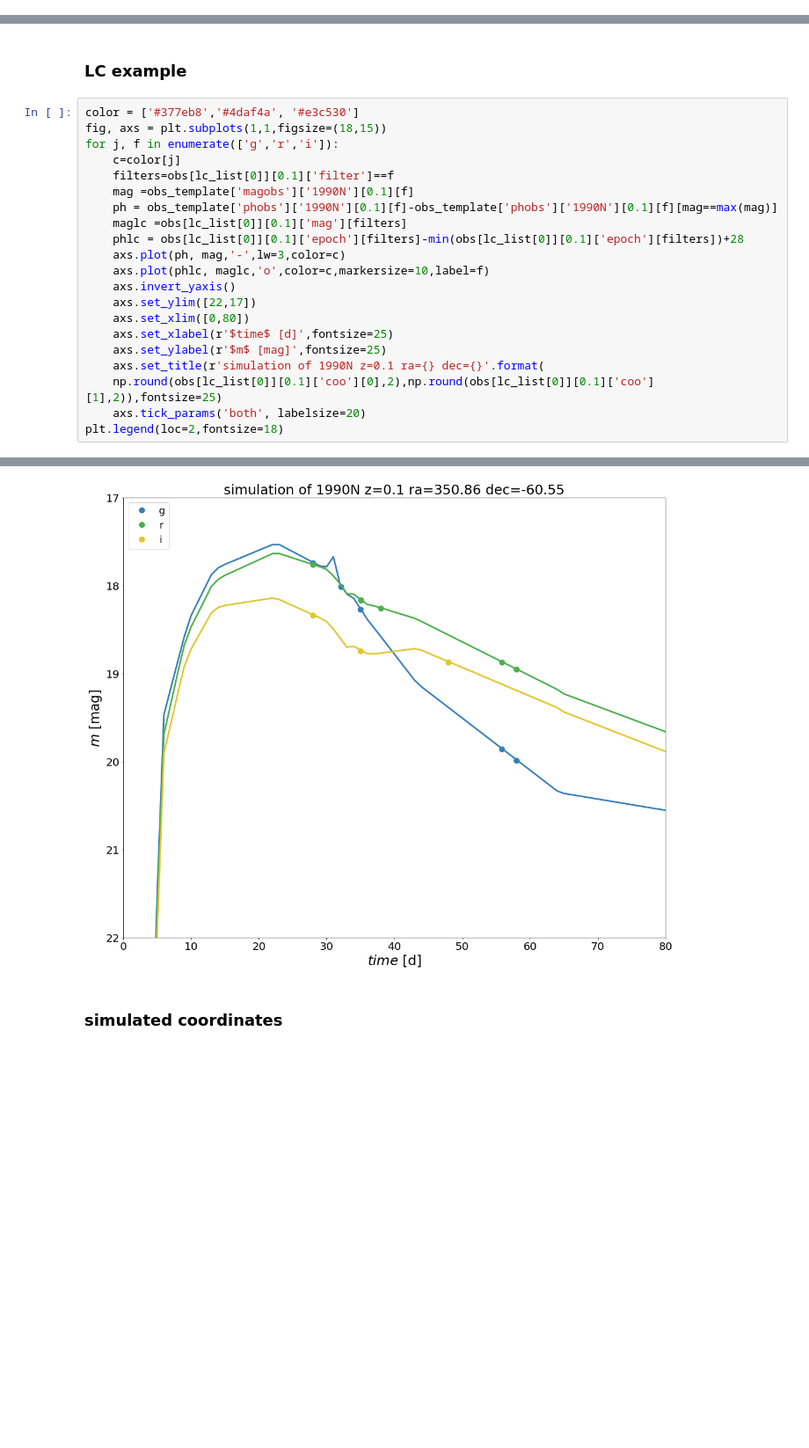
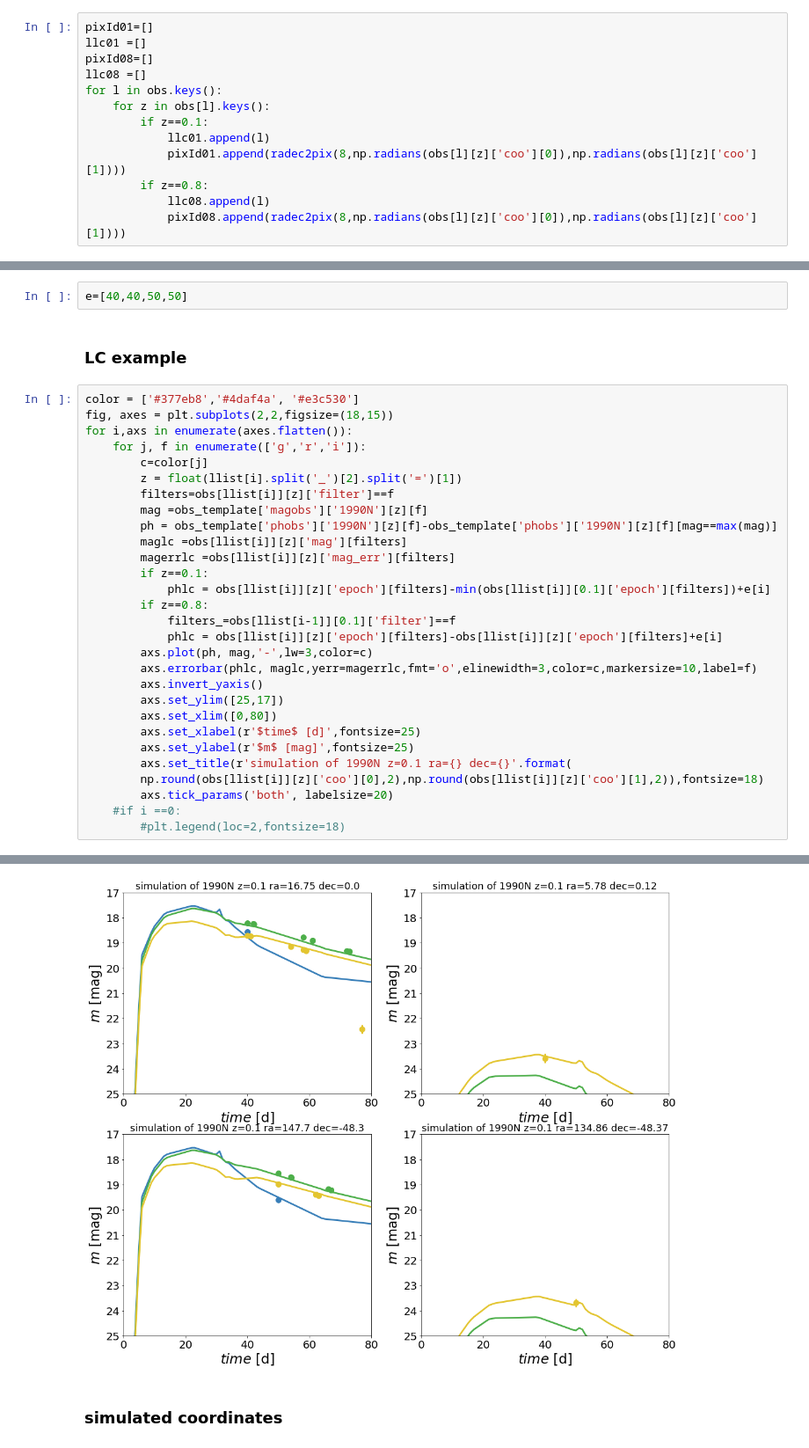
Before and after one commit to FabioRagosta/LSSTmetrics, a Jupyter notebook: SNRateMetric.ipynb, the cells around one changed output, grey strips where cells are left out. Shown at 88% size. Saved outputs shown, nothing was run; the diff lists cells and outputs as text; blank space fills up the shorter version.

```diff
--- a/SNRateMetric.ipynb
+++ b/SNRateMetric.ipynb
@@ -721,3 +733,16 @@ for lobs in obs.keys():
     obs[lobs].update({z:{'epoch':np.array(e_obs),
                       'mag':np.array(m_obs),
                       'mag_err':np.array(err_obs),'filter':np.array(f_obs),'coo': [ra,dec]}})
+# %%
+pixId01=[]
+llc01 =[]
+pixId08=[]
+llc08 =[]
+for l in obs.keys():
+    for z in obs[l].keys():
+        if z==0.1:
+            llc01.append(l)
+            pixId01.append(radec2pix(8,np.radians(obs[l][z]['coo'][0]),np.radians(obs[l][z]['coo'][1])))
+        if z==0.8:
+            llc08.append(l)
+            pixId08.append(radec2pix(8,np.radians(obs[l][z]['coo'][0]),np.radians(obs[l][z]['coo'][1])))
@@ -736,25 +790,35 @@ obs[lc_list[0]][0.1]
  'coo': [350.85935637197514, -60.54605462000255]}
+# %%
+e=[40,40,50,50]
 # %% [markdown]
 ### LC example
 # %%
 color = ['#377eb8','#4daf4a', '#e3c530']
-fig, axs = plt.subplots(1,1,figsize=(18,15))
-for j, f in enumerate(['g','r','i']):
-    c=color[j]
-    filters=obs[lc_list[0]][0.1]['filter']==f
-    mag =obs_template['magobs']['1990N'][0.1][f]
-    ph = obs_template['phobs']['1990N'][0.1][f]-obs_template['phobs']['1990N'][0.1][f][mag==max(mag)]
-    maglc =obs[lc_list[0]][0.1]['mag'][filters]
-    phlc = obs[lc_list[0]][0.1]['epoch'][filters]-min(obs[lc_list[0]][0.1]['epoch'][filters])+28
-    axs.plot(ph, mag,'-',lw=3,color=c)
-    axs.plot(phlc, maglc,'o',color=c,markersize=10,label=f)
-    axs.invert_yaxis()
-    axs.set_ylim([22,17])
-    axs.set_xlim([0,80])
-    axs.set_xlabel(r'$time$ [d]',fontsize=25)
-    axs.set_ylabel(r'$m$ [mag]',fontsize=25)
-    axs.set_title(r'simulation of 1990N z=0.1 ra={} dec={}'.format(
-    np.round(obs[lc_list[0]][0.1]['coo'][0],2),np.round(obs[lc_list[0]][0.1]['coo'][1],2)),fontsize=25)
-    axs.tick_params('both', labelsize=20)
-plt.legend(loc=2,fontsize=18)
+fig, axes = plt.subplots(2,2,figsize=(18,15))
+for i,axs in enumerate(axes.flatten()):
+    for j, f in enumerate(['g','r','i']):
+        c=color[j]
+        z = float(llist[i].split('_')[2].split('=')[1])
+        filters=obs[llist[i]][z]['filter']==f
+        mag =obs_template['magobs']['1990N'][z][f]
+        ph = obs_template['phobs']['1990N'][z][f]-obs_template['phobs']['1990N'][z][f][mag==max(mag)]
+        maglc =obs[llist[i]][z]['mag'][filters]
+        magerrlc =obs[llist[i]][z]['mag_err'][filters]
+        if z==0.1:
+            phlc = obs[llist[i]][z]['epoch'][filters]-min(obs[llist[i]][0.1]['epoch'][filters])+e[i]
+        if z==0.8:
+            filters_=obs[llist[i-1]][0.1]['filter']==f
+            phlc = obs[llist[i]][z]['epoch'][filters]-obs[llist[i]][z]['epoch'][filters]+e[i]
+        axs.plot(ph, mag,'-',lw=3,color=c)
+        axs.errorbar(phlc, maglc,yerr=magerrlc,fmt='o',elinewidth=3,color=c,markersize=10,label=f)
+        axs.invert_yaxis()
+        axs.set_ylim([25,17])
+        axs.set_xlim([0,80])
+        axs.set_xlabel(r'$time$ [d]',fontsize=25)
+        axs.set_ylabel(r'$m$ [mag]',fontsize=25)
+        axs.set_title(r'simulation of 1990N z=0.1 ra={} dec={}'.format(
+        np.round(obs[llist[i]][z]['coo'][0],2),np.round(obs[llist[i]][z]['coo'][1],2)),fontsize=18)
+        axs.tick_params('both', labelsize=20)
+    #if i ==0:
+        #plt.legend(loc=2,fontsize=18)
 # %% [output]
@@ -762,4 +825,4 @@ plt.legend(loc=2,fontsize=18)
-[figure, old version]
+[figure, new version]
 # %% [markdown]
 ### simulated coordinates
 # %%
```
Also changed, not shown: parts of 35 cells of this notebook.
